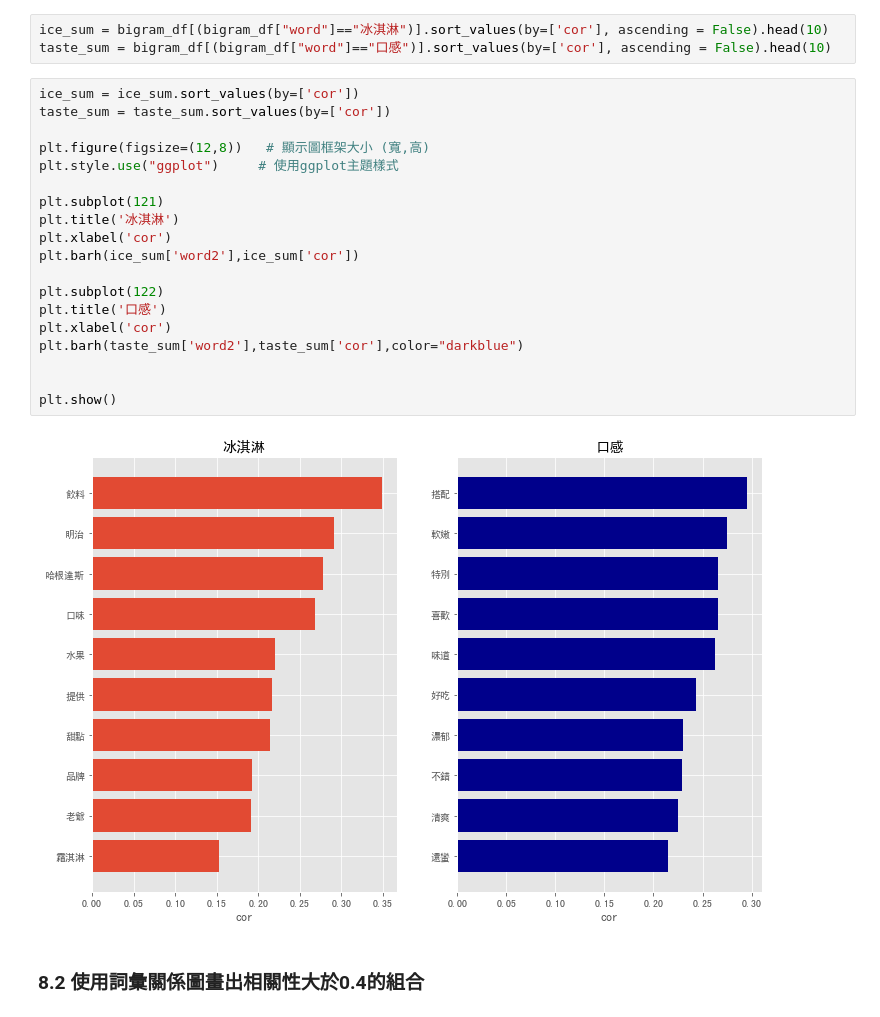
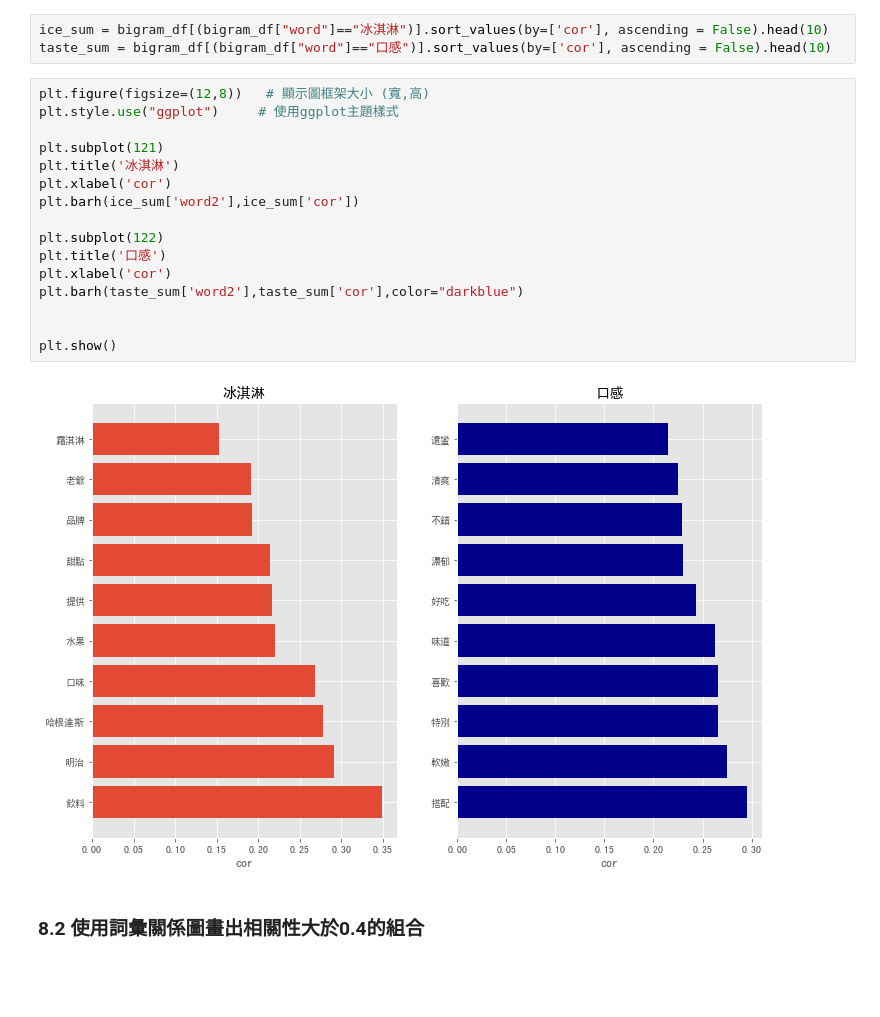
Before and after one commit to Text-Analytics-and-Retrieval/SMA_2023S, a Jupyter notebook: week8/week8_zh.ipynb, the cells around one changed output. Cells and saved outputs as stored; diff of their text form; blank space fills up the shorter version.

```diff
--- a/week8/week8_zh.ipynb
+++ b/week8/week8_zh.ipynb
@@ -774,26 +768,23 @@ bigram_df.head()
 ice_sum = bigram_df[(bigram_df["word"]=="冰淇淋")].sort_values(by=['cor'], ascending = False).head(10)
 taste_sum = bigram_df[(bigram_df["word"]=="口感")].sort_values(by=['cor'], ascending = False).head(10)
 # %%
-ice_sum = ice_sum.sort_values(by=['cor'])
-taste_sum = taste_sum.sort_values(by=['cor'])
-
 plt.figure(figsize=(12,8))   # 顯示圖框架大小 (寬,高)
 plt.style.use("ggplot")     # 使用ggplot主題樣式
 
 plt.subplot(121)
 plt.title('冰淇淋')
 plt.xlabel('cor')
 plt.barh(ice_sum['word2'],ice_sum['cor'])
 
 plt.subplot(122)
 plt.title('口感')
 plt.xlabel('cor')
 plt.barh(taste_sum['word2'],taste_sum['cor'],color="darkblue")
 
 
 plt.show()
 # %% [output]
-[figure, old version]
+[figure, new version]
 # %% [markdown]
 ### 8.2 使用詞彙關係圖畫出相關性大於0.4的組合
 # %%
```
Also changed, not shown: parts of 11 cells of this notebook.
